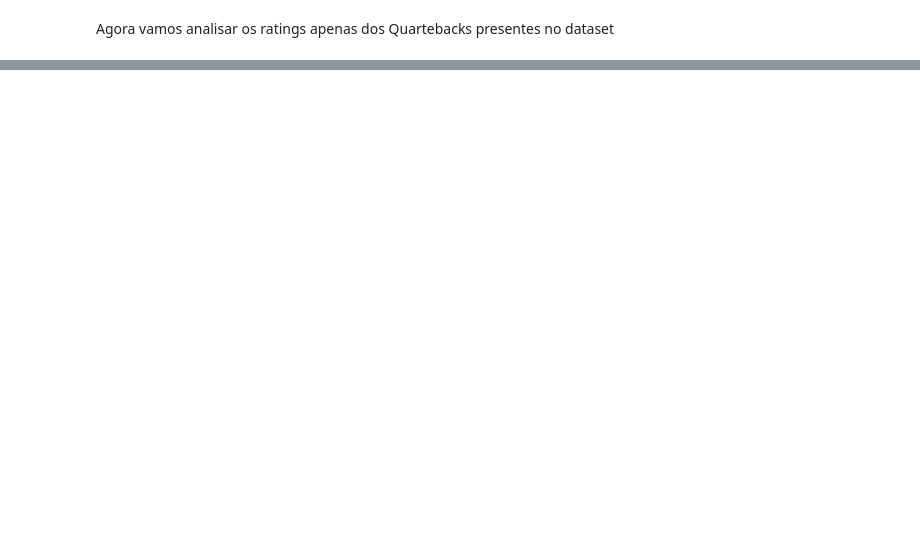
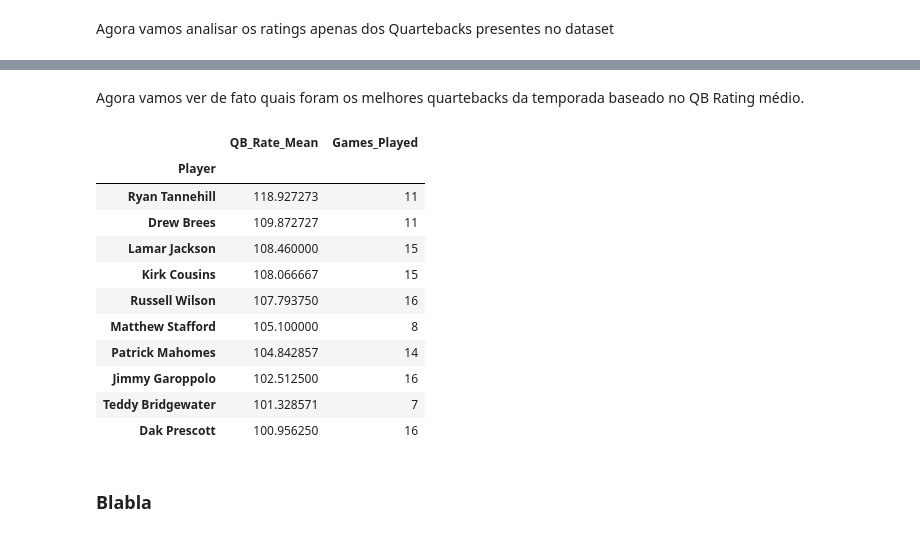
Before and after one commit to Valgueiro/dataScience_project, a Jupyter notebook: Projeto_1_dataScience.ipynb, the cells around one changed output, grey strips where cells are left out. Saved outputs shown, nothing was run; the diff lists cells and outputs as text; code cells hidden in the pictures; blank space fills up the shorter version.

```diff
--- a/Projeto_1_dataScience.ipynb
+++ b/Projeto_1_dataScience.ipynb
@@ -360,0 +342,19 @@ Com esse bar plot podemos ver que há vários qbs que jogaram menos de 4 jogos.
+# %% [markdown]
+Agora vamos ver de fato quais foram os melhores quartebacks da temporada baseado no QB Rating médio.
+# %%
+qb_players_with_at_least_5_games.sort_values(['QB_Rate_Mean'],ascending=False).head(10)
+# %% [output]
+|  | QB_Rate_Mean | Games_Played |
+| Player |  |  |
+| Ryan Tannehill | 118.927273 | 11 |
+| Drew Brees | 109.872727 | 11 |
+| Lamar Jackson | 108.460000 | 15 |
+| Kirk Cousins | 108.066667 | 15 |
+| Russell Wilson | 107.793750 | 16 |
+| Matthew Stafford | 105.100000 | 8 |
+| Patrick Mahomes | 104.842857 | 14 |
+| Jimmy Garoppolo | 102.512500 | 16 |
+| Teddy Bridgewater | 101.328571 | 7 |
+| Dak Prescott | 100.956250 | 16 |
+# %% [markdown]
+### Blabla
```
Also changed, not shown: parts of 11 cells of this notebook.
